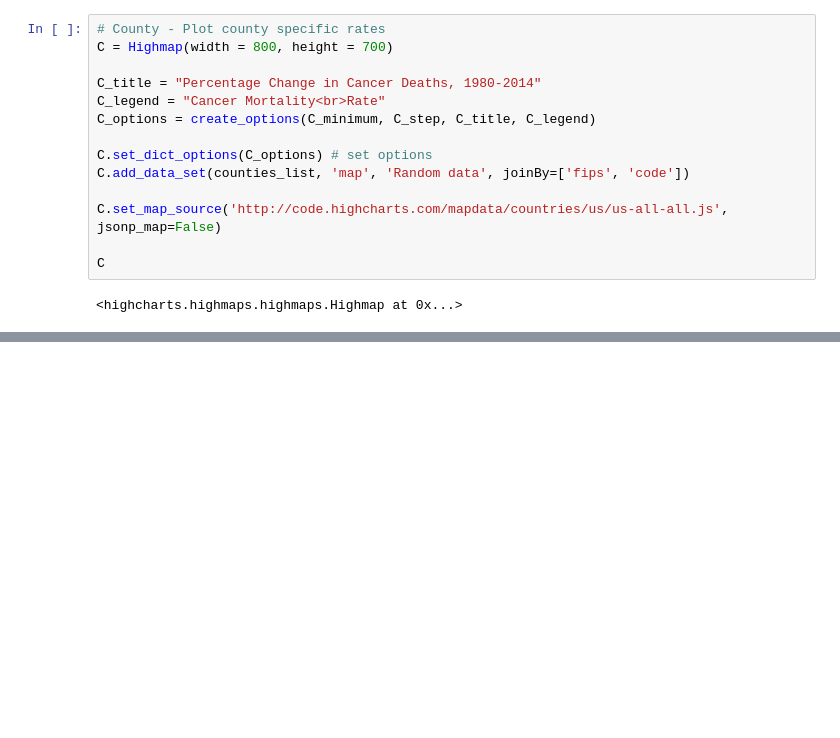
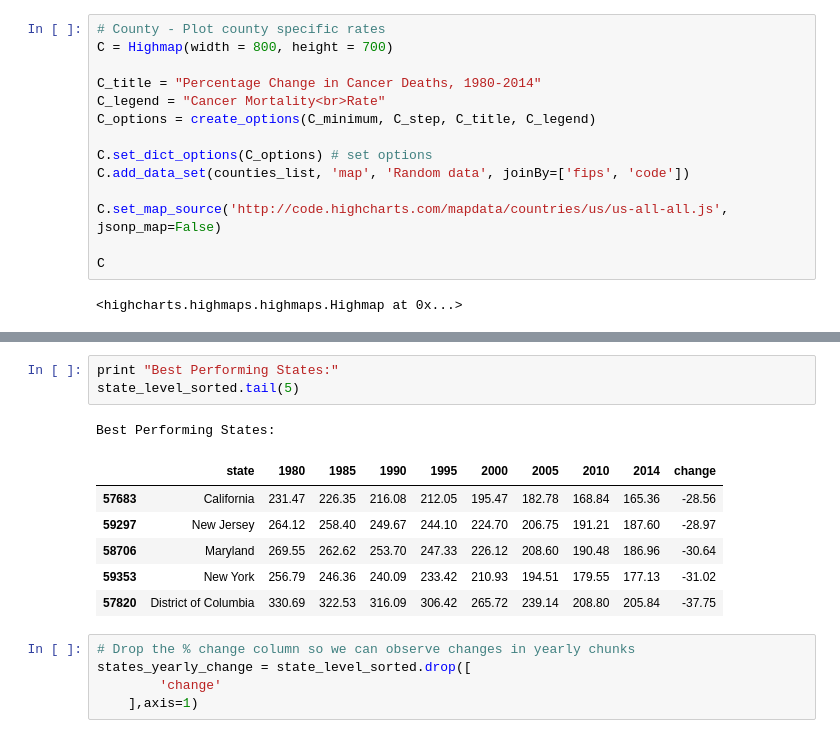
Before and after one commit to j-crowe/Cancer-Mortality-Visualization, a Jupyter notebook: mortality.ipynb, the cells around one changed output, grey strips where cells are left out. Drawn from its saved outputs; the diff is of its cells as text; blank space fills up the shorter version.

```diff
--- a/mortality.ipynb
+++ b/mortality.ipynb
@@ -150,0 +215,16 @@ C
+# %%
+print "Best Performing States:"
+state_level_sorted.tail(5)
+# %% [output]
+Best Performing States:
+|  | state | 1980 | 1985 | 1990 | 1995 | 2000 | 2005 | 2010 | 2014 | change |
+| 57683 | California | 231.47 | 226.35 | 216.08 | 212.05 | 195.47 | 182.78 | 168.84 | 165.36 | -28.56 |
+| 59297 | New Jersey | 264.12 | 258.40 | 249.67 | 244.10 | 224.70 | 206.75 | 191.21 | 187.60 | -28.97 |
+| 58706 | Maryland | 269.55 | 262.62 | 253.70 | 247.33 | 226.12 | 208.60 | 190.48 | 186.96 | -30.64 |
+| 59353 | New York | 256.79 | 246.36 | 240.09 | 233.42 | 210.93 | 194.51 | 179.55 | 177.13 | -31.02 |
+| 57820 | District of Columbia | 330.69 | 322.53 | 316.09 | 306.42 | 265.72 | 239.14 | 208.80 | 205.84 | -37.75 |
+# %%
+# Drop the % change column so we can observe changes in yearly chunks
+states_yearly_change = state_level_sorted.drop([
+        'change'
+    ],axis=1)
```
Also changed, not shown: parts of 10 cells of this notebook.
